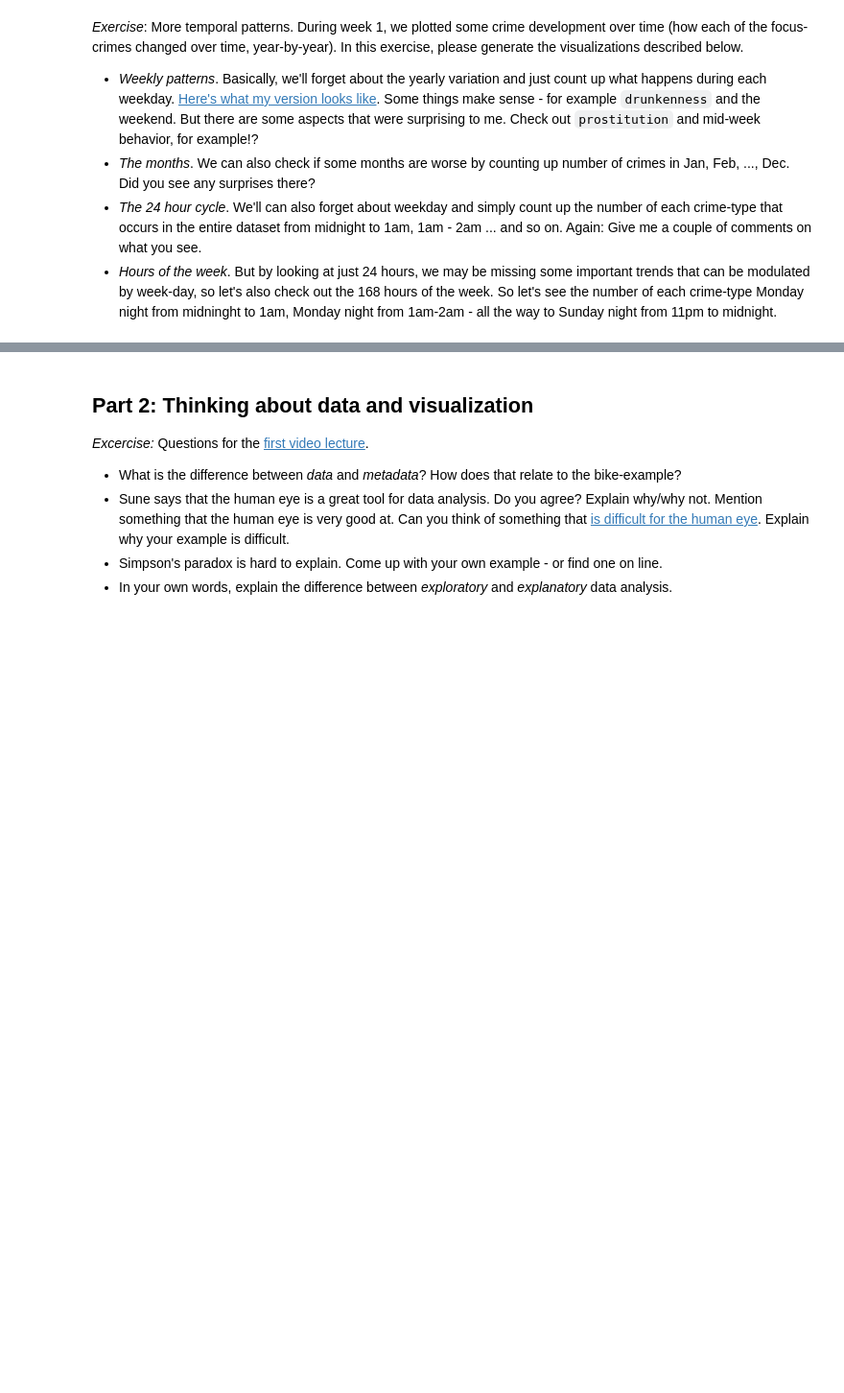
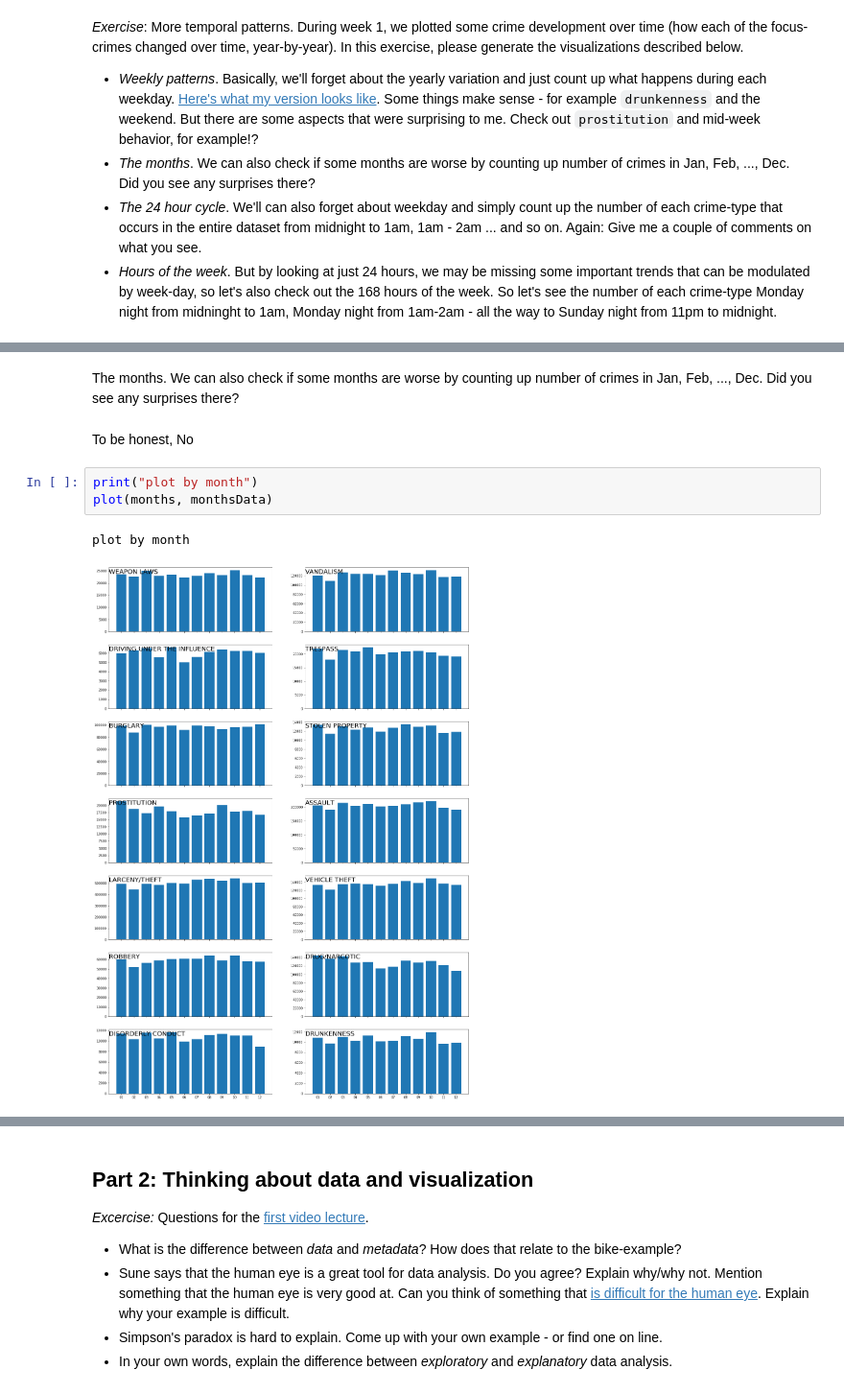
Before and after one commit to Yucheng-Ren/SocialDataAnalysis-Assignments, a Jupyter notebook: Assignment1.ipynb, the cells around one changed output, grey strips where cells are left out. Shown at 96% size. Saved outputs shown, nothing was run; the diff lists cells and outputs as text; blank space fills up the shorter version.

```diff
--- a/Assignment1.ipynb
+++ b/Assignment1.ipynb
@@ -25,0 +101,10 @@ focuscrimes = set(['WEAPON LAWS', 'PROSTITUTION', 'DRIVING UNDER THE INFLUENCE',
+# %% [markdown]
+The months. We can also check if some months are worse by counting up number of crimes in Jan, Feb, ..., Dec. Did you see any surprises there?
+# %% [markdown]
+To be honest, No
+# %%
+print("plot by month")
+plot(months, monthsData)
+# %% [output]
+plot by month
+[figure, added]
```
Also changed, not shown: parts of 26 cells of this notebook, 1 other file.
